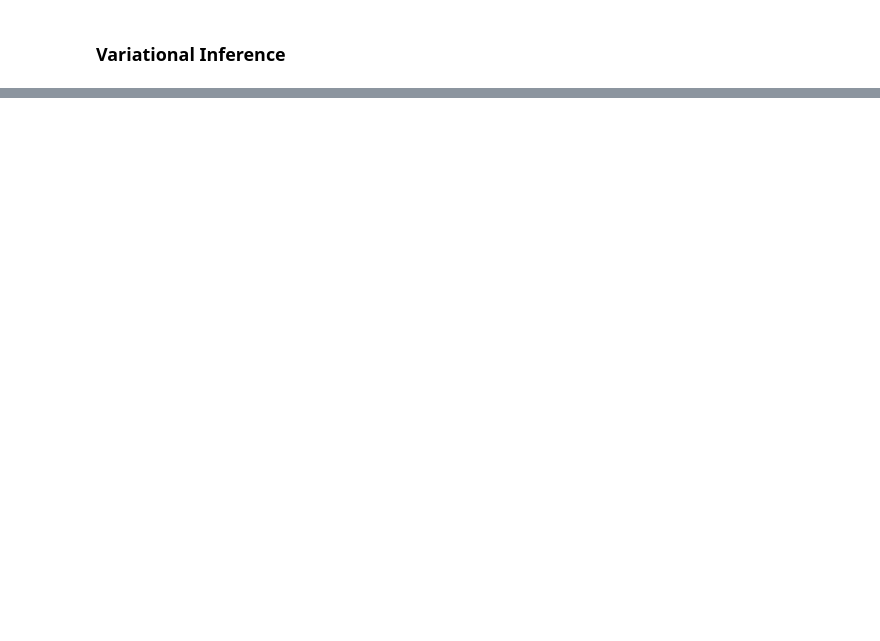
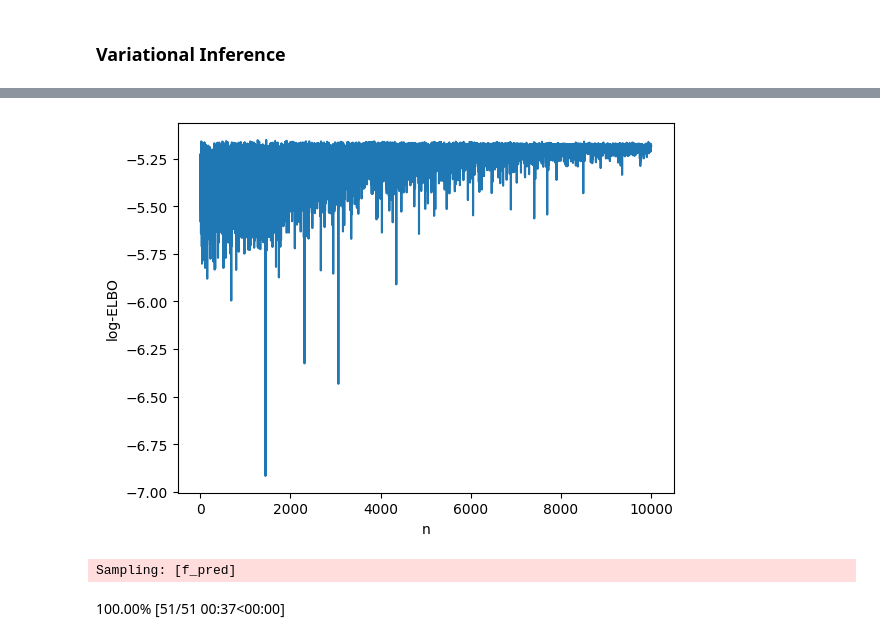
Before and after one commit to psesh/ae8803, a Jupyter notebook: raw/useful_codes/vi.ipynb, the cells around one changed output, grey strips where cells are left out. Cells and saved outputs as stored; diff of their text form; code cells hidden in the pictures; blank space fills up the shorter version.

```diff
--- a/raw/useful_codes/vi.ipynb
+++ b/raw/useful_codes/vi.ipynb
@@ -36,0 +165,13 @@ The objective of
+# %%
+with pm.Model() as model:
+    ell = pm.Gamma("ell", alpha=2, beta=1)
+    eta = pm.HalfCauchy("eta", beta=5)
+
+    cov = eta**2 * pm.gp.cov.Matern52(1, ell)
+    gp = pm.gp.Marginal(cov_func=cov)
+
+    sigma = pm.HalfCauchy("sigma", beta=5)
+    y_ = gp.marginal_likelihood("y", X=X, y=y, sigma=sigma)
+# %%
+with model:
+    vi = pm.fit(method='advi')
@@ -36,0 +181,25 @@ The objective of
+# %%
+vi_elbo = pd.DataFrame(
+    {'log-ELBO': -np.log(vi.hist),
+     'n': np.arange(vi.hist.shape[0])})
+
+_ = sns.lineplot(y='log-ELBO', x='n', data=vi_elbo)
+# %% [output]
+[figure, added]
+# %%
+# Test values
+X_new = np.linspace(0, 20, 600)[:, None]
+
+advi_trace = vi.sample(10000)
+
+# add the GP conditional to the model, given the new X values
+with model:
+    f_pred = gp.conditional("f_pred", X_new)
+
+with model:
+    pred_samples = pm.sample_posterior_predictive(
+        advi_trace.sel(draw=slice(0, 50)), var_names=["f_pred"] # using 50 samples from the chain
+    )
+# %% [output]
+Sampling: [f_pred]
+100.00% [51/51 00:37<00:00]
```
Also changed, not shown: parts of 16 cells of this notebook, 47 other files.
